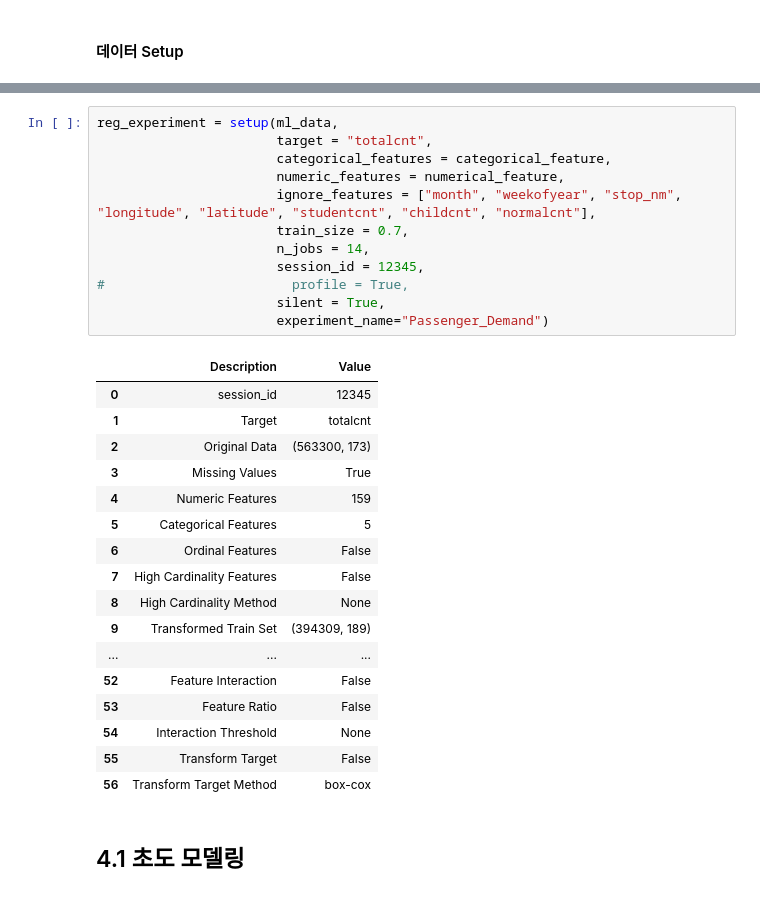
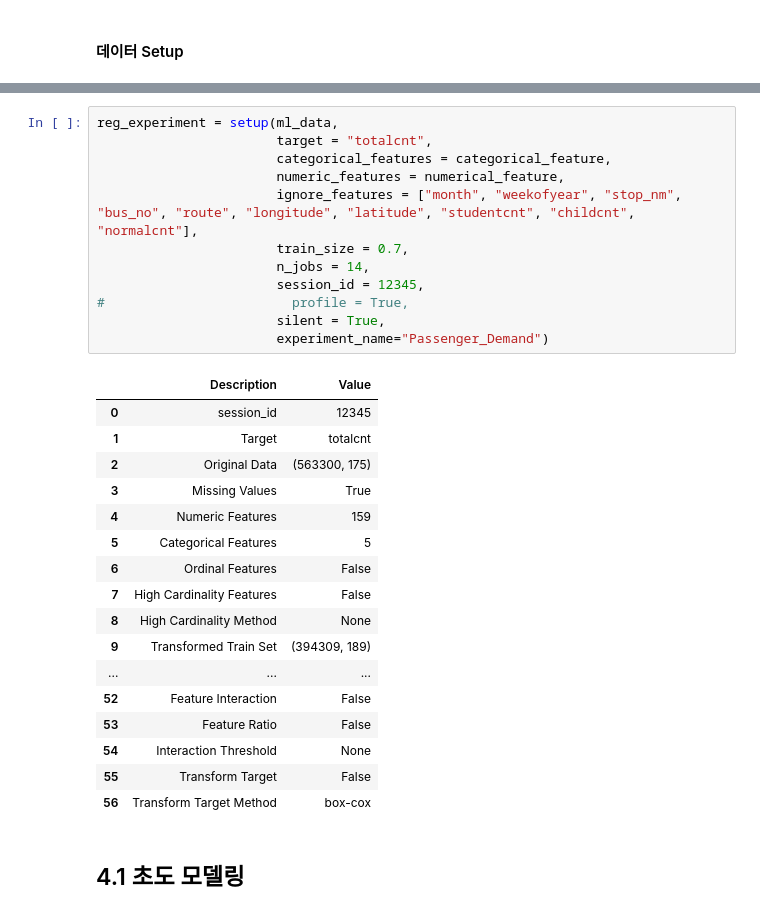
Before and after one commit to Goodmytoy/Passenger_Demand, a Jupyter notebook: model/main.ipynb, the cells around one changed output, grey strips where cells are left out. Drawn from its saved outputs; the diff is of its cells as text.

```diff
--- a/model/main.ipynb
+++ b/model/main.ipynb
@@ -352,20 +123,20 @@ ml_data.head()
 # %%
 reg_experiment = setup(ml_data,
                        target = "totalcnt",
                        categorical_features = categorical_feature,
                        numeric_features = numerical_feature,
-                       ignore_features = ["month", "weekofyear", "stop_nm", "longitude", "latitude", "studentcnt", "childcnt", "normalcnt"],
+                       ignore_features = ["month", "weekofyear", "stop_nm", "bus_no", "route", "longitude", "latitude", "studentcnt", "childcnt", "normalcnt"],
                        train_size = 0.7,
                        n_jobs = 14,
                        session_id = 12345,
 #                        profile = True,
                        silent = True,
                        experiment_name="Passenger_Demand")
 # %% [output]
 |  | Description | Value |
 | 0 | session_id | 12345 |
 | 1 | Target | totalcnt |
-| 2 | Original Data | (563300, 173) |
+| 2 | Original Data | (563300, 175) |
 | 3 | Missing Values | True |
 | 4 | Numeric Features | 159 |
 | 5 | Categorical Features | 5 |
```
Also changed, not shown: parts of 17 cells of this notebook.
